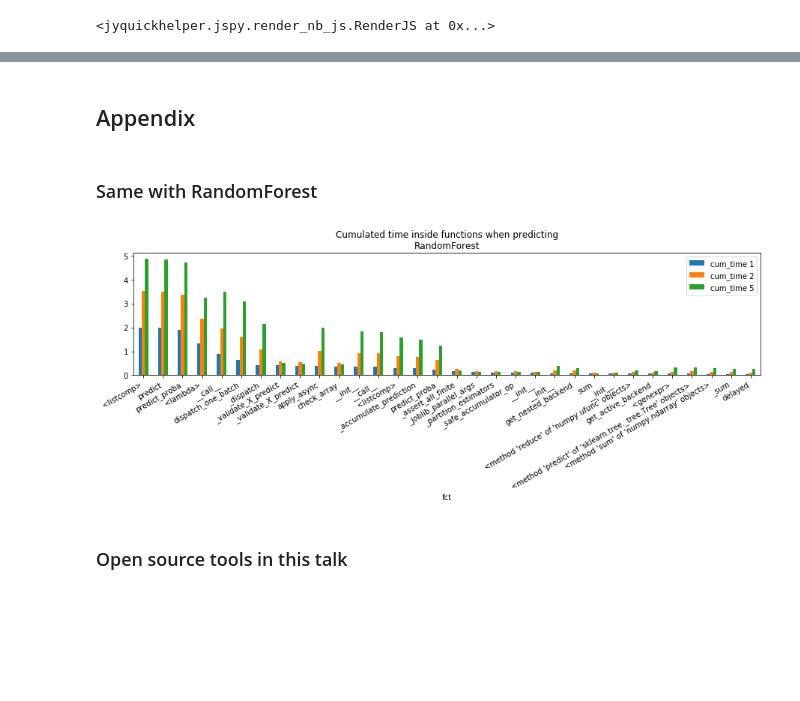
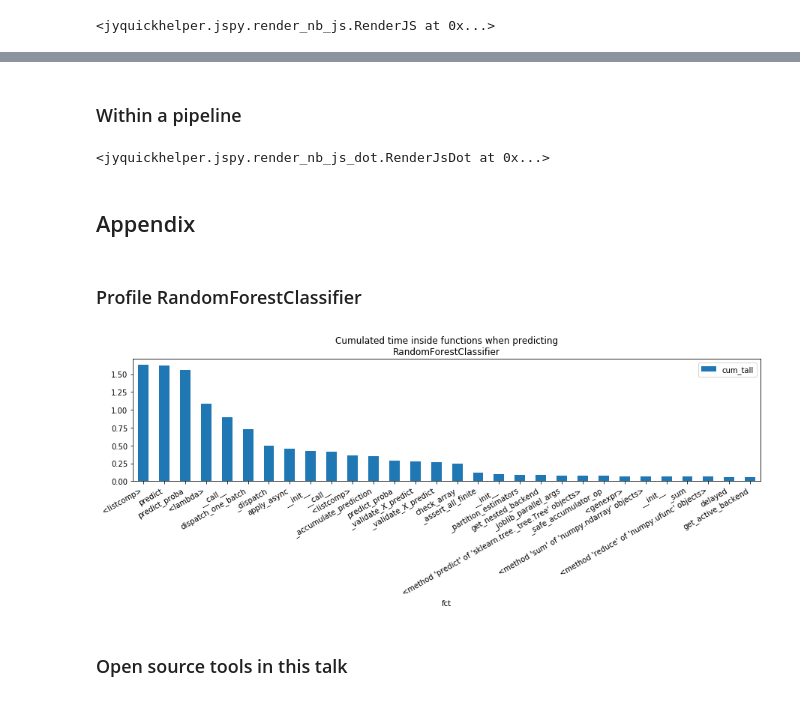
Before and after one commit to sdpython/jupytalk, a Jupyter notebook: _doc/notebooks/2019/sklearn/onnx_sklearn_consortium.ipynb, the cells around one changed output, grey strips where cells are left out. Saved outputs shown, nothing was run; the diff lists cells and outputs as text; code cells hidden in the pictures; blank space fills up the shorter version.

```diff
--- a/_doc/notebooks/2019/sklearn/onnx_sklearn_consortium.ipynb
+++ b/_doc/notebooks/2019/sklearn/onnx_sklearn_consortium.ipynb
@@ -348,0 +365,5 @@ jr
+# %%
+pipe = Pipeline([('pca', PCA(n_components=2)),
+                 ('lr', LogisticRegression(multi_class="auto"))])
+pipe.fit(X, y)
+model_onnx = to_onnx(pipe, X[:1].astype(np.float32))
@@ -349,25 +382,28 @@ jr
+# %% [markdown]
+### Within a pipeline
+# %%
+pipe = Pipeline([('onnx', OnnxTransformer(model_onnx.SerializeToString(),
+                                         output_name="output_probability")),
+                 ('lr', LogisticRegression(multi_class="auto"))])
+pipe.fit(X, y)
+dot = pipeline2dot(pipe, X)
+
+from jyquickhelper import RenderJsDot
+RenderJsDot(dot)
+# %% [output]
+<jyquickhelper.jspy.render_nb_js_dot.RenderJsDot at 0x...>
 # %% [markdown]
 ## Appendix
-# %% [markdown]
-### Same with RandomForest
-# %%
-from sklearn.ensemble import RandomForestClassifier
-sdf = None
-for n in [1, 2, 5]:
-    clr = RandomForestClassifier(n_estimators=n).fit(X, y)
-    pr, df = profile(lambda: [clr.predict(X) for i in range(0, 1000)], as_df=True, rootrem=[
-        r"C:\xavierdupre\__home_\github_fork\scikit-learn", r"site-packages", r"c:\Python372_x64\lib"])
-    df = df[['fct', 'file', 'cum_tall']].head(n=35)
-    df.columns = ['fct', 'file', "cum_time %d" % n]
-    df = df.set_index(['fct', 'file'])
-    sdf = df if sdf is None else sdf.merge(df, left_index=True, right_index=True)
-sdf = sdf.sort_values("cum_time 1", ascending=False)
-sdf = sdf.reset_index(drop=False).drop("file", axis=1).set_index('fct')
-ax = sdf.plot(kind='bar', figsize=(15, 3), rot=30)
-ax.set_title("Cumulated time inside functions when predicting\nRandomForest")
-for la in ax.get_xticklabels(): la.set_horizontalalignment('right');
-# %% [output]
-[figure, removed]
+# %% [markdown]
+### Profile RandomForestClassifier
+# %%
+from sklearn.ensemble import RandomForestClassifier
+clr = RandomForestClassifier(n_estimators=2).fit(X, y)
+
+profile_fct_graph(lambda: [clr.predict(X) for i in range(0, 1000)], nb=30, figsize=(15, 3),
+                  title="Cumulated time inside functions when predicting\nRandomForestClassifier");
+# %% [output]
+[figure, added]
 # %% [markdown]
 ### Open source tools in this talk
 # %%
```
Also changed, not shown: parts of 71 cells of this notebook, 8 other files.
